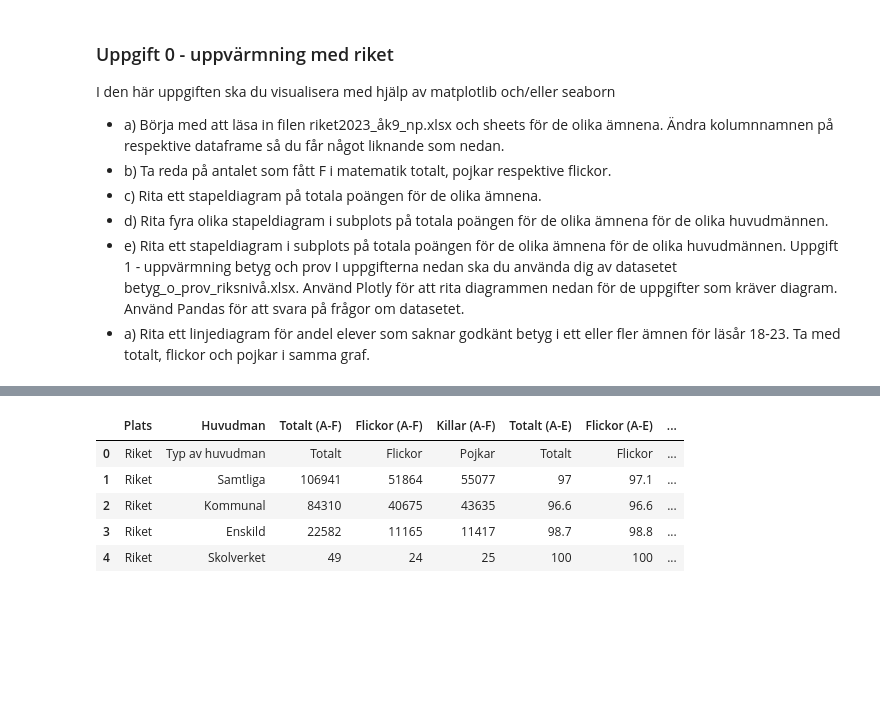
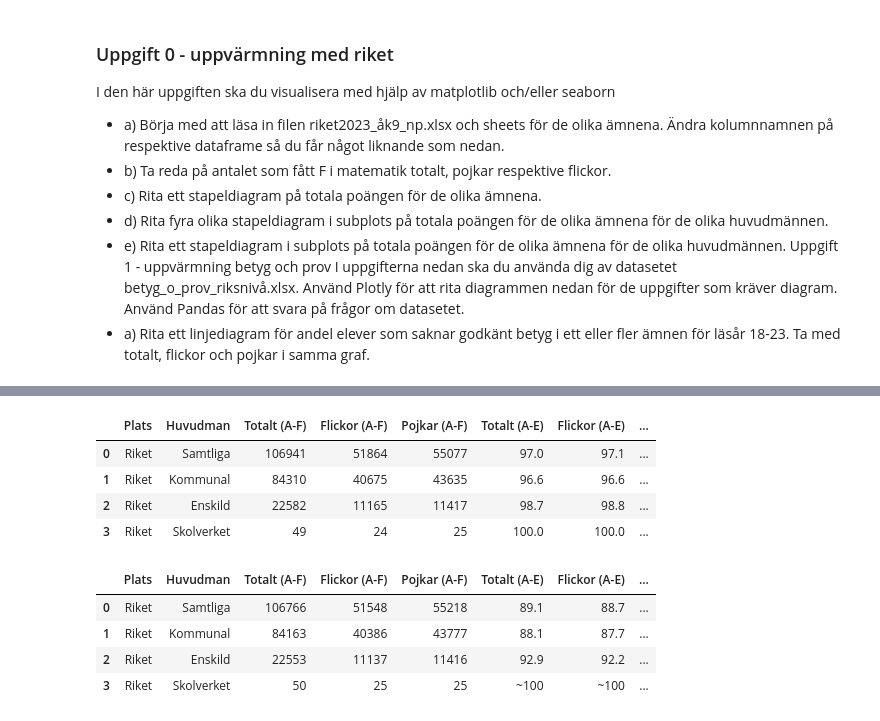
Before and after one commit to SandraAnder/Python-Sandra-Andersson-OPA23, a Jupyter notebook: Labb2/Laboration2.ipynb, the cells around one changed output, grey strips where cells are left out. Cells and saved outputs as stored; diff of their text form; code cells hidden in the pictures; blank space fills up the shorter version.

```diff
--- a/Labb2/Laboration2.ipynb
+++ b/Labb2/Laboration2.ipynb
@@ -36,23 +23,38 @@ df_riks_2023
-# %%
-df_riks_names = df_riks_2023.rename({"Unnamed: 0": "Plats",
-                                     "Unnamed: 1": "Huvudman",
-                                     "Antal elever med provbetyg A-F": "Totalt (A-F)",
-                                     "Unnamed: 3": "Flickor (A-F)",
-                                     "Unnamed: 4": "Killar (A-F)",
-                                     "Andel (%) med provbetyg A-E": "Totalt (A-E)",
-                                     "Unnamed: 6": "Flickor (A-E)",
-                                     "Unnamed: 7": "Killar (A-E)",
-                                     "Genomsnittlig betygspoäng": "Totalt (poäng)",
-                                     "Unnamed: 9": "Flickor (poäng)",
-                                     "Unnamed: 10": "Killar (poäng)"},
-                                    axis=1)
-df_riks_names
-# %% [output]
-|  | Plats | Huvudman | Totalt (A-F) | Flickor (A-F) | Killar (A-F) | Totalt (A-E) | Flickor (A-E) | ... |
-| 0 | Riket | Typ av huvudman | Totalt | Flickor | Pojkar | Totalt | Flickor | ... |
-| 1 | Riket | Samtliga | 106941 | 51864 | 55077 | 97 | 97.1 | ... |
-| 2 | Riket | Kommunal | 84310 | 40675 | 43635 | 96.6 | 96.6 | ... |
-| 3 | Riket | Enskild | 22582 | 11165 | 11417 | 98.7 | 98.8 | ... |
-| 4 | Riket | Skolverket | 49 | 24 | 25 | 100 | 100 | ... |
+# %%
+import pandas as pd
+
+# Läs in filen och sheets
+df_riks_2023 = pd.read_excel("../Labb2/data/riket2023_åk9_np.xlsx", sheet_name=None, skiprows=8)
+
+sheets_to_change = ["Engelska", "Matematik", "Svenska", "Svenska som andraspråk", "Rapportbeskrivning och def."]
+
+# Funktion för att ändra kolumnnamnen
+def change_columns(df):
+    df.columns = ["Plats", "Huvudman", "Totalt (A-F)", "Flickor (A-F)", "Pojkar (A-F)", "Totalt (A-E)", "Flickor (A-E)", "Pojkar (A-E)", "Totalt (poäng)", "Flickor (poäng)", "Pojkar (poäng)"][:len(df.columns)]
+    return df
+
+# Loopa genom varje sheet och ändra kolumnnamnen om sheetet finns i sheets_to_change
+for sheet_name, df in df_riks_2023.items():
+    if sheet_name in sheets_to_change:
+        df_riks_2023[sheet_name] = change_columns(df)
+
+# Visa de första raderna för att kontrollera ändringarna
+df_riks_2023['Engelska']
+# %% [output]
+|  | Plats | Huvudman | Totalt (A-F) | Flickor (A-F) | Pojkar (A-F) | Totalt (A-E) | Flickor (A-E) | ... |
+| 0 | Riket | Samtliga | 106941 | 51864 | 55077 | 97.0 | 97.1 | ... |
+| 1 | Riket | Kommunal | 84310 | 40675 | 43635 | 96.6 | 96.6 | ... |
+| 2 | Riket | Enskild | 22582 | 11165 | 11417 | 98.7 | 98.8 | ... |
+| 3 | Riket | Skolverket | 49 | 24 | 25 | 100.0 | 100.0 | ... |
+# %%
+df_math = df_riks_2023["Matematik"]
+
+df_math
+# %% [output]
+|  | Plats | Huvudman | Totalt (A-F) | Flickor (A-F) | Pojkar (A-F) | Totalt (A-E) | Flickor (A-E) | ... |
+| 0 | Riket | Samtliga | 106766 | 51548 | 55218 | 89.1 | 88.7 | ... |
+| 1 | Riket | Kommunal | 84163 | 40386 | 43777 | 88.1 | 87.7 | ... |
+| 2 | Riket | Enskild | 22553 | 11137 | 11416 | 92.9 | 92.2 | ... |
+| 3 | Riket | Skolverket | 50 | 25 | 25 | ~100 | ~100 | ... |
 # %%
 # Totalt antal flickor som fått F i matematik
```
Also changed, not shown: parts of 3 cells of this notebook, 3 other files.
